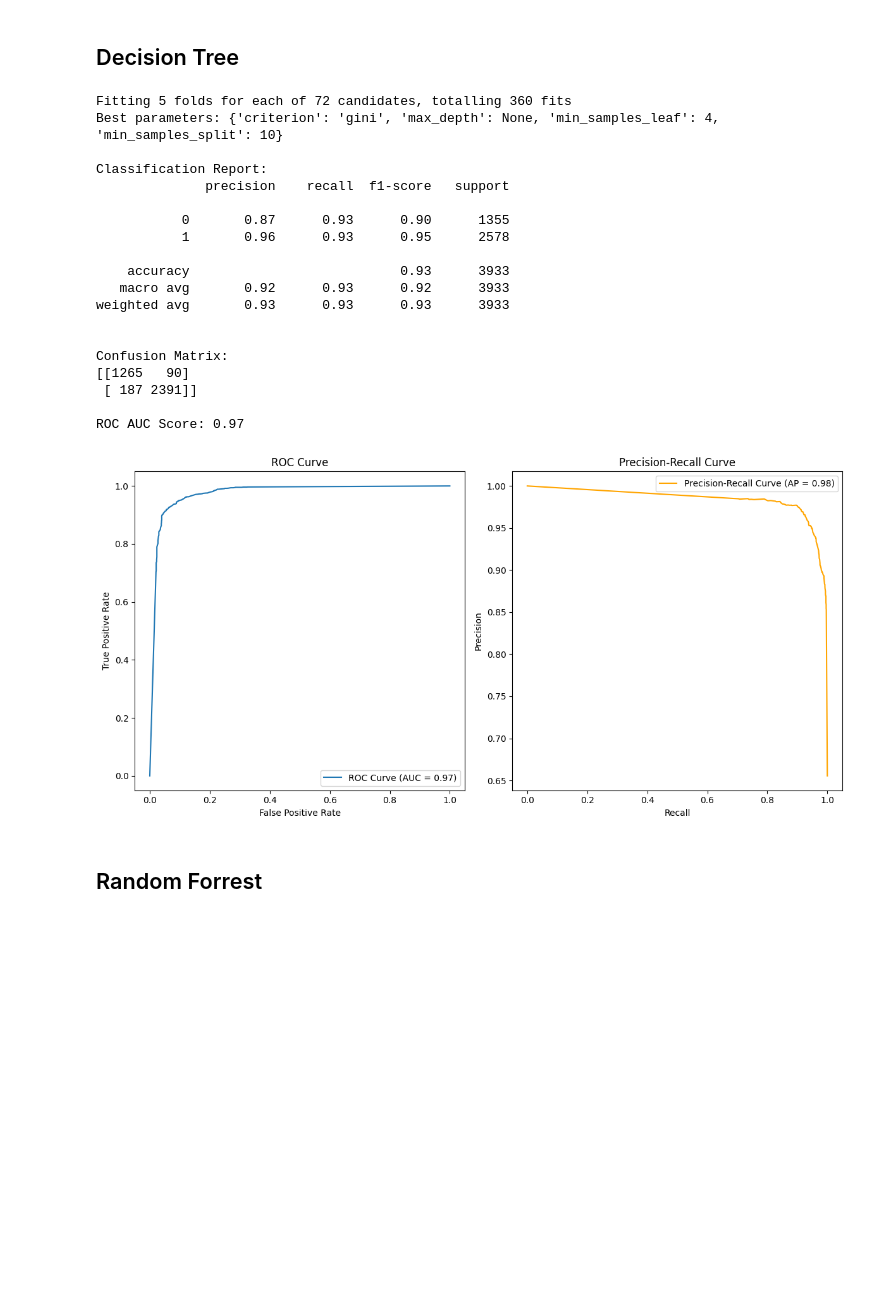
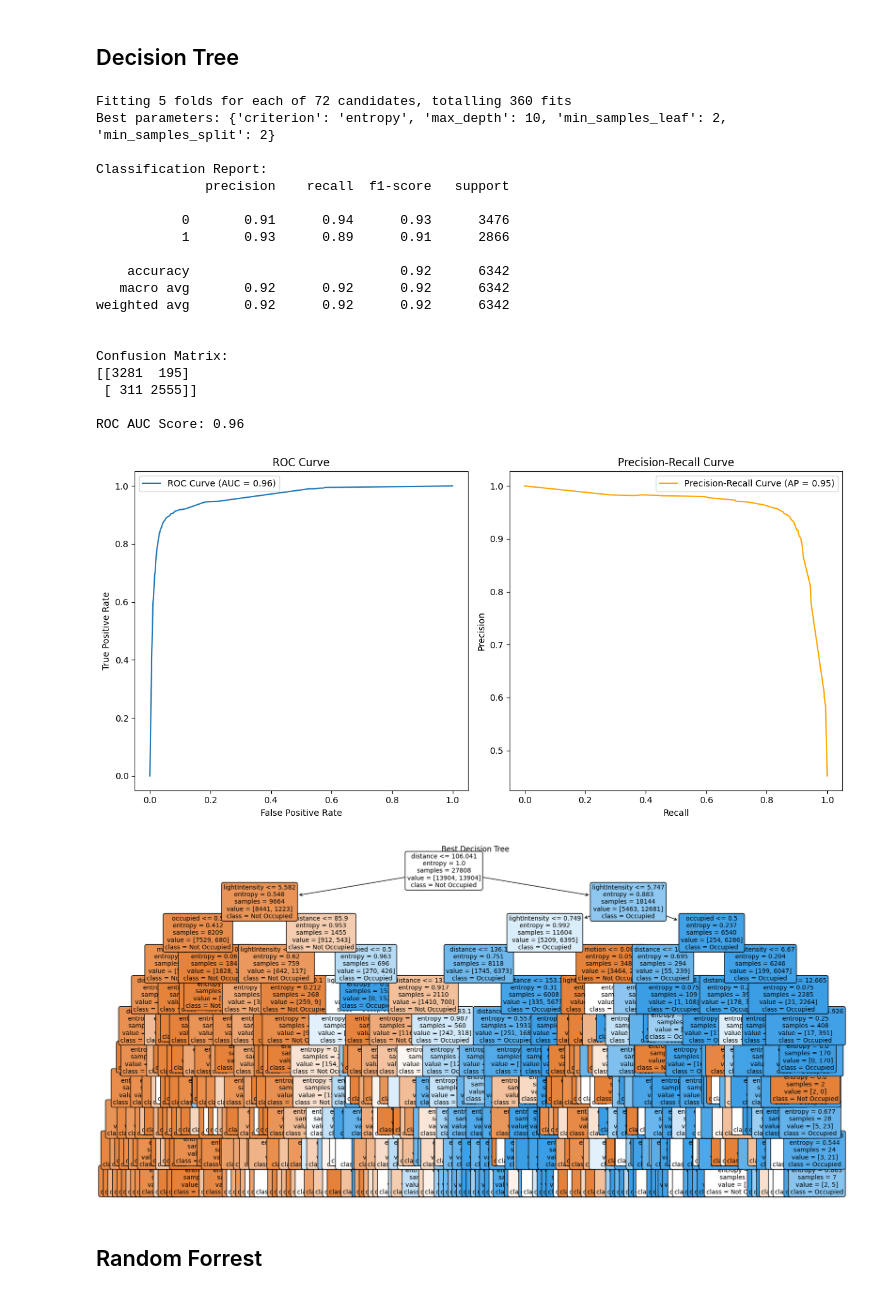
Before and after one commit to KentvTran/Smart-Alert-Lab-ML, a Jupyter notebook: modeling.ipynb, the cells around one changed output. Drawn from its saved outputs; the diff is of its cells as text; code cells hidden in the pictures; blank space fills up the shorter version.

```diff
--- a/modeling.ipynb
+++ b/modeling.ipynb
@@ -19,7 +19,7 @@ from imblearn.over_sampling import SMOTE
 # %%
 # Load the dataset
 data_folder = Path.cwd() / "data"
-csv_analysis = data_folder / "combinedNoLK.csv"
+csv_analysis = data_folder / "combinedAll.csv"
 df = pd.read_csv(csv_analysis)
 
 # Aggregate the data by 5-second intervals
@@ -95,43 +95,57 @@ plt.subplot(1, 2, 1)
 fpr, tpr, _ = roc_curve(y_test, y_proba)
 plt.plot(fpr, tpr, label=f"ROC Curve (AUC = {roc_auc:.2f})")
 plt.xlabel("False Positive Rate")
 plt.ylabel("True Positive Rate")
 plt.title("ROC Curve")
 plt.legend()
 
 # Precision-Recall Curve
 precision, recall, _ = precision_recall_curve(y_test, y_proba)
 avg_precision = average_precision_score(y_test, y_proba)
 plt.subplot(1, 2, 2)
 plt.plot(recall, precision, label=f"Precision-Recall Curve (AP = {avg_precision:.2f})", color='orange')
 plt.xlabel("Recall")
 plt.ylabel("Precision")
 plt.title("Precision-Recall Curve")
 plt.legend()
 
 plt.tight_layout()
 plt.show()
+
+# Plot the decision tree
+plt.figure(figsize=(20, 10))
+plot_tree(
+    best_clf,
+    feature_names=X_train_smote.columns if hasattr(X_train_smote, 'columns') else None,
+    class_names=['Not Occupied', 'Occupied'],
+    filled=True,
+    rounded=True,
+    fontsize=10
+)
+plt.title("Best Decision Tree")
+plt.show()
 # %% [output]
 Fitting 5 folds for each of 72 candidates, totalling 360 fits
-Best parameters: {'criterion': 'gini', 'max_depth': None, 'min_samples_leaf': 4, 'min_samples_split': 10}
+Best parameters: {'criterion': 'entropy', 'max_depth': 10, 'min_samples_leaf': 2, 'min_samples_split': 2}
 
 Classification Report:
               precision    recall  f1-score   support
 
-           0       0.87      0.93      0.90      1355
-           1       0.96      0.93      0.95      2578
+           0       0.91      0.94      0.93      3476
+           1       0.93      0.89      0.91      2866
 
-    accuracy                           0.93      3933
-   macro avg       0.92      0.93      0.92      3933
-weighted avg       0.93      0.93      0.93      3933
+    accuracy                           0.92      6342
+   macro avg       0.92      0.92      0.92      6342
+weighted avg       0.92      0.92      0.92      6342
 
 
 Confusion Matrix:
-[[1265   90]
- [ 187 2391]]
+[[3281  195]
+ [ 311 2555]]
 
-ROC AUC Score: 0.97
+ROC AUC Score: 0.96
-[figure, old version]
+[figure, new version]
+[figure, added]
 # %% [markdown]
 ## Random Forrest
 # %%
```
Also changed, not shown: parts of 2 cells of this notebook, 4 other files.
